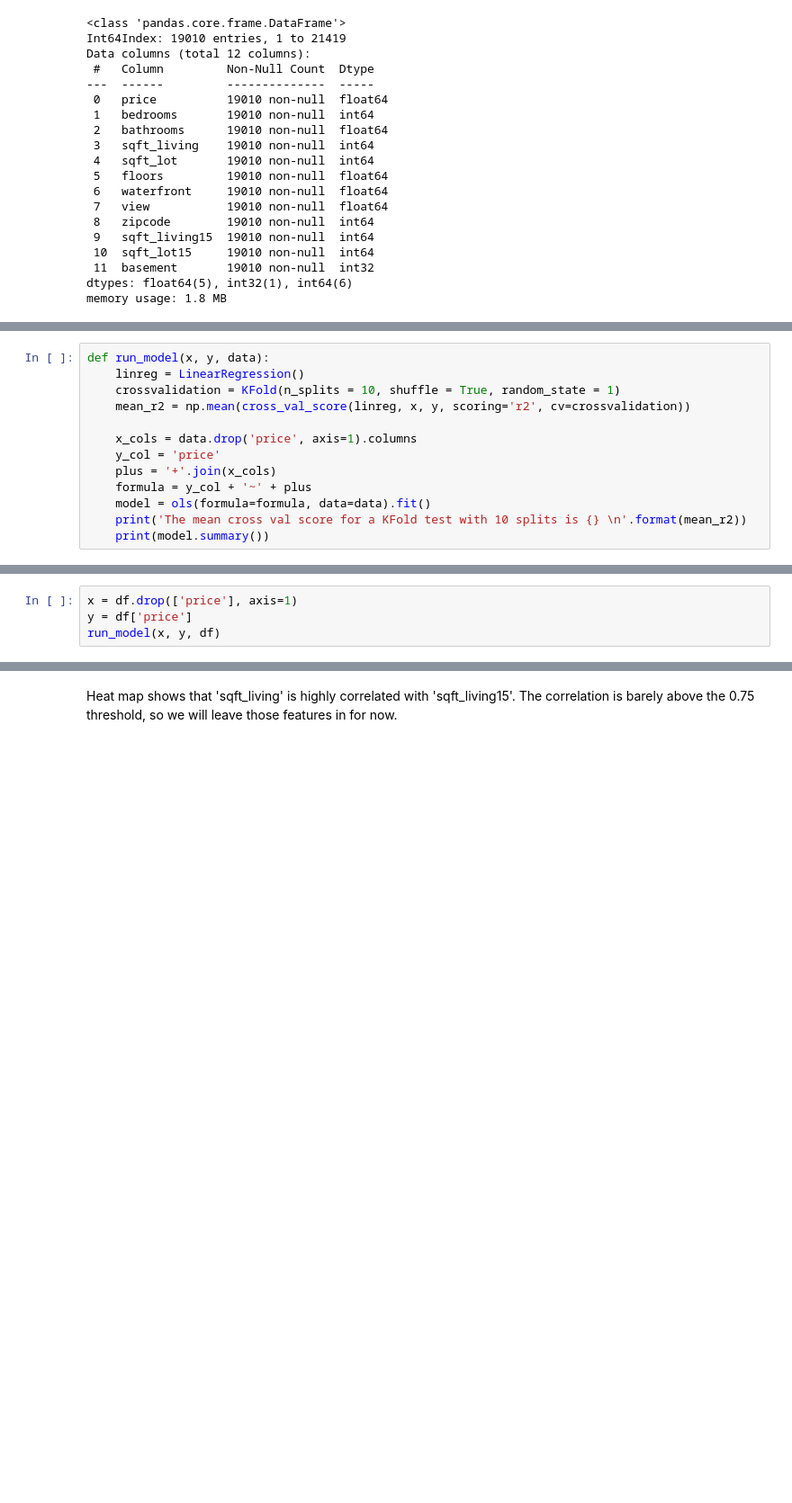
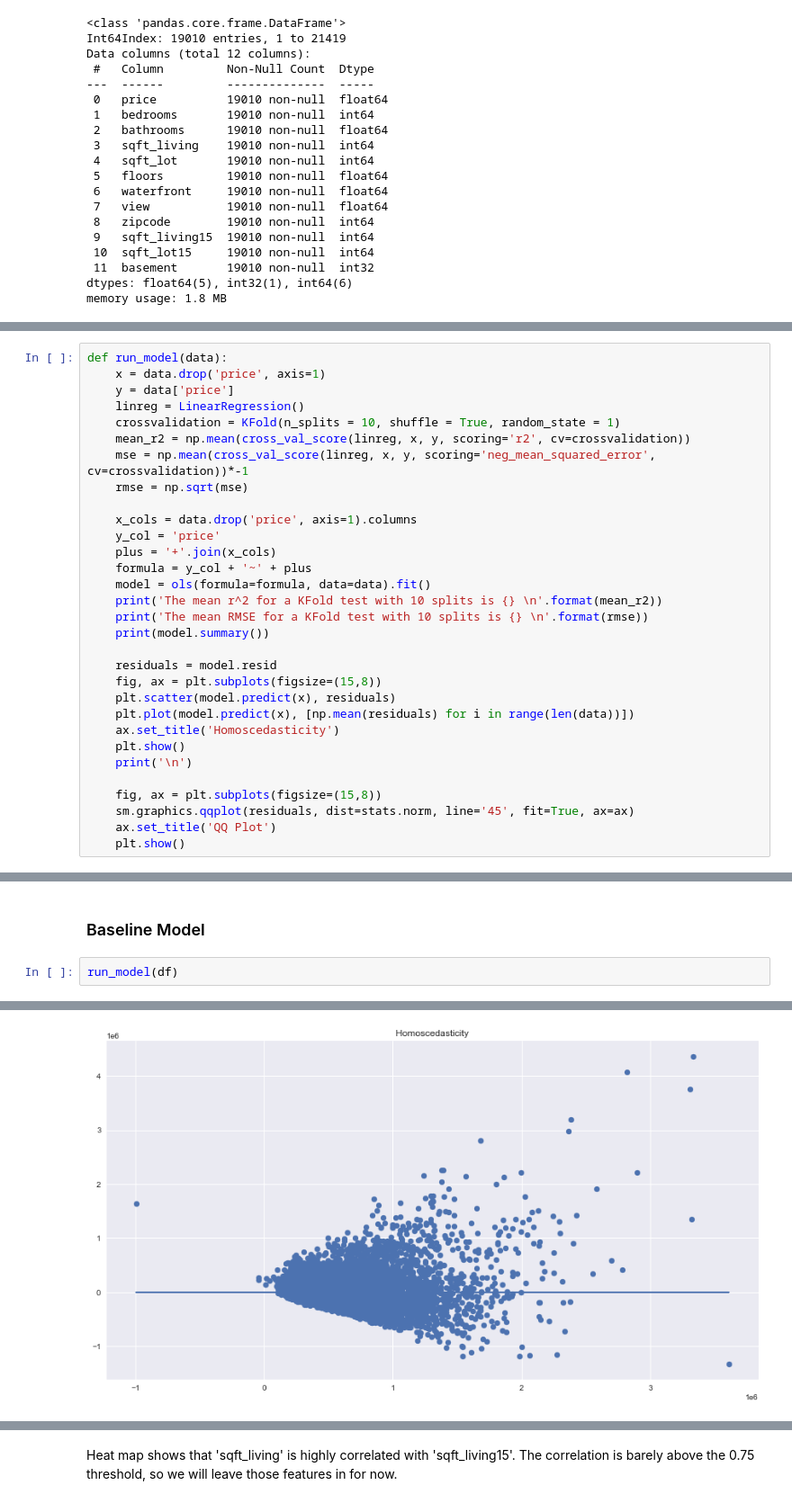
Before and after one commit to harrisongu123/dsc-phase-2-project, a Jupyter notebook: Main Notebook.ipynb, the cells around one changed output, grey strips where cells are left out. Shown at 90% size. Saved outputs shown, nothing was run; the diff lists cells and outputs as text; blank space fills up the shorter version.

```diff
--- a/Main Notebook.ipynb
+++ b/Main Notebook.ipynb
@@ -271,13 +276,31 @@ Function to run all KFold tests and OLS models moving forward.
 # %%
-def run_model(x, y, data):
+def run_model(data):
+    x = data.drop('price', axis=1)
+    y = data['price']
     linreg = LinearRegression()
     crossvalidation = KFold(n_splits = 10, shuffle = True, random_state = 1)
     mean_r2 = np.mean(cross_val_score(linreg, x, y, scoring='r2', cv=crossvalidation))
+    mse = np.mean(cross_val_score(linreg, x, y, scoring='neg_mean_squared_error', cv=crossvalidation))*-1
+    rmse = np.sqrt(mse)
 
     x_cols = data.drop('price', axis=1).columns
     y_col = 'price'
     plus = '+'.join(x_cols)
     formula = y_col + '~' + plus
     model = ols(formula=formula, data=data).fit()
-    print('The mean cross val score for a KFold test with 10 splits is {} \n'.format(mean_r2))
+    print('The mean r^2 for a KFold test with 10 splits is {} \n'.format(mean_r2))
+    print('The mean RMSE for a KFold test with 10 splits is {} \n'.format(rmse))
     print(model.summary())
+
+    residuals = model.resid
+    fig, ax = plt.subplots(figsize=(15,8))
+    plt.scatter(model.predict(x), residuals)
+    plt.plot(model.predict(x), [np.mean(residuals) for i in range(len(data))])
+    ax.set_title('Homoscedasticity')
+    plt.show()
+    print('\n')
+
+    fig, ax = plt.subplots(figsize=(15,8))
+    sm.graphics.qqplot(residuals, dist=stats.norm, line='45', fit=True, ax=ax)
+    ax.set_title('QQ Plot')
+    plt.show()
@@ -286,4 +306,0 @@ Run baseline model with just scrubbed data. No improvements made yet.
-# %%
-x = df.drop(['price'], axis=1)
-y = df['price']
-run_model(x, y, df)
@@ -307,0 +344,5 @@ strong multicollinearity or other numerical problems.
+# %% [markdown]
+### Baseline Model
+# %%
+run_model(df)
+# %% [output]
@@ -307,0 +366 @@ strong multicollinearity or other numerical problems.
+[figure, added]
```
Also changed, not shown: parts of 99 cells of this notebook.
